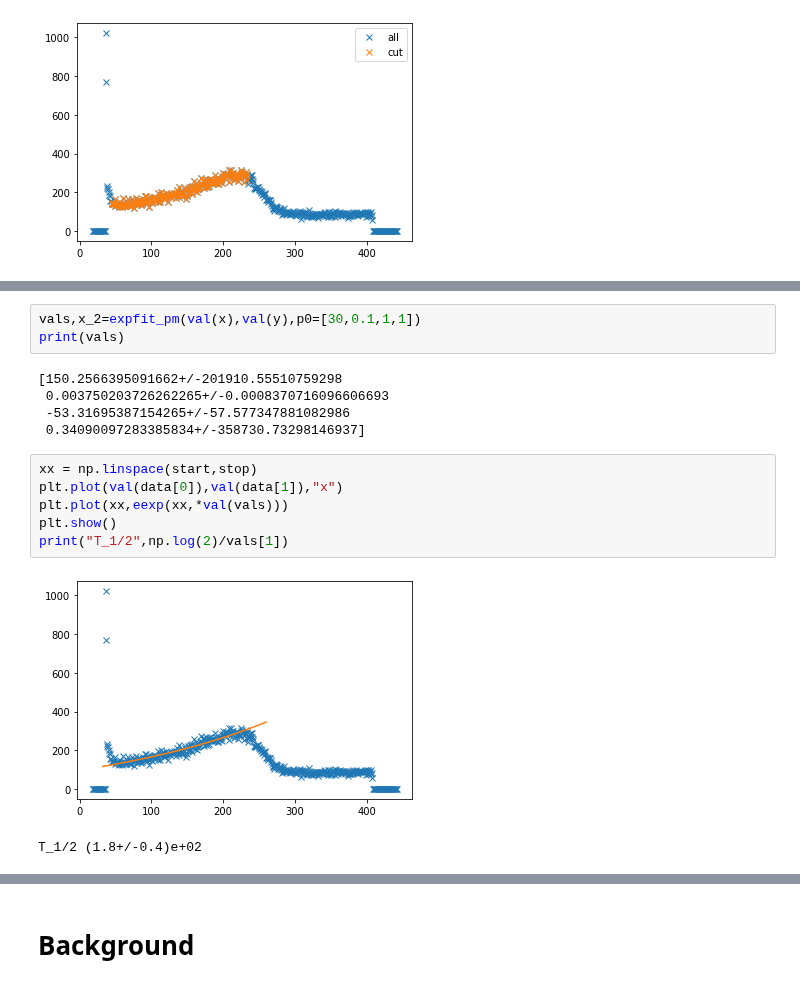
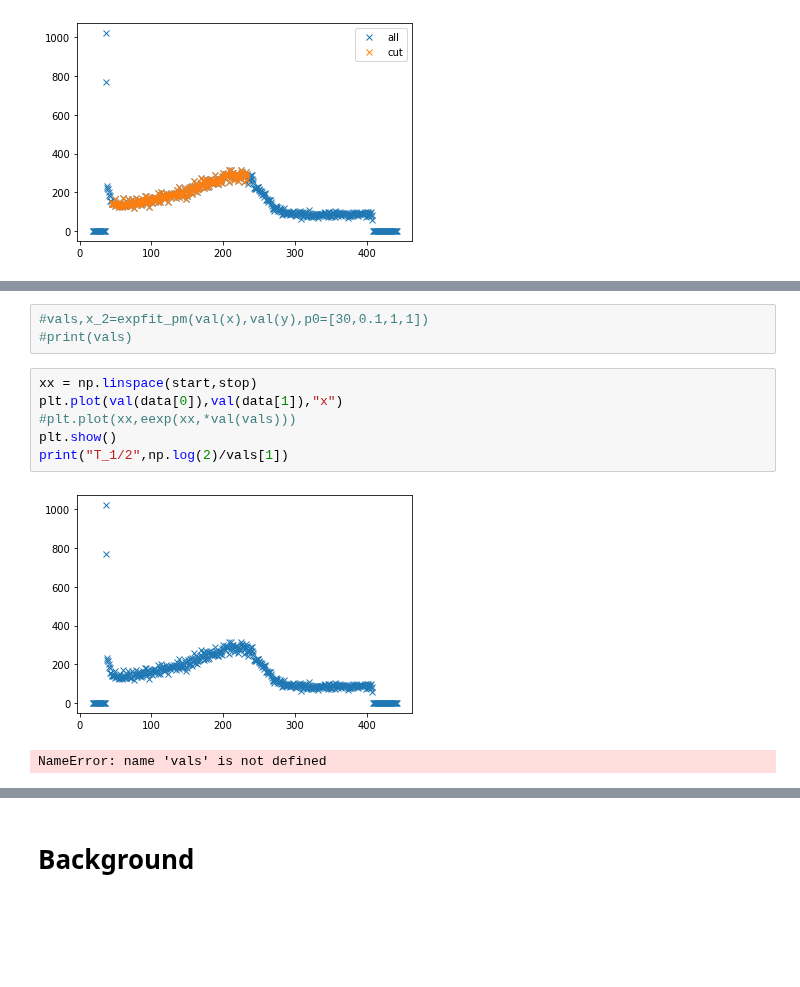
Before and after one commit to shockcookie/FP, a Jupyter notebook: KHWZ/coinc/Zeitkali.ipynb, the cells around one changed output, grey strips where cells are left out. Drawn from its saved outputs; the diff is of its cells as text; blank space fills up the shorter version.

```diff
--- a/KHWZ/coinc/Zeitkali.ipynb
+++ b/KHWZ/coinc/Zeitkali.ipynb
@@ -183,17 +176,12 @@ def eexp(x,a,b,c,d):
 # %%
-vals,x_2=expfit_pm(val(x),val(y),p0=[30,0.1,1,1])
-print(vals)
+#vals,x_2=expfit_pm(val(x),val(y),p0=[30,0.1,1,1])
+#print(vals)
-# %% [output]
-[150.2566395091662+/-201910.55510759298
- 0.003750203726262265+/-0.0008370716096606693
- -53.31695387154265+/-57.577347881082986
- 0.34090097283385834+/-358730.73298146937]
 # %%
 xx = np.linspace(start,stop)
 plt.plot(val(data[0]),val(data[1]),"x")
-plt.plot(xx,eexp(xx,*val(vals)))
+#plt.plot(xx,eexp(xx,*val(vals)))
 plt.show()
 print("T_1/2",np.log(2)/vals[1])
 # %% [output]
-[figure, old version]
+[figure, new version]
-T_1/2 (1.8+/-0.4)e+02
+NameError: name 'vals' is not defined
```
Also changed, not shown: parts of 10 cells of this notebook, 5 other files.
